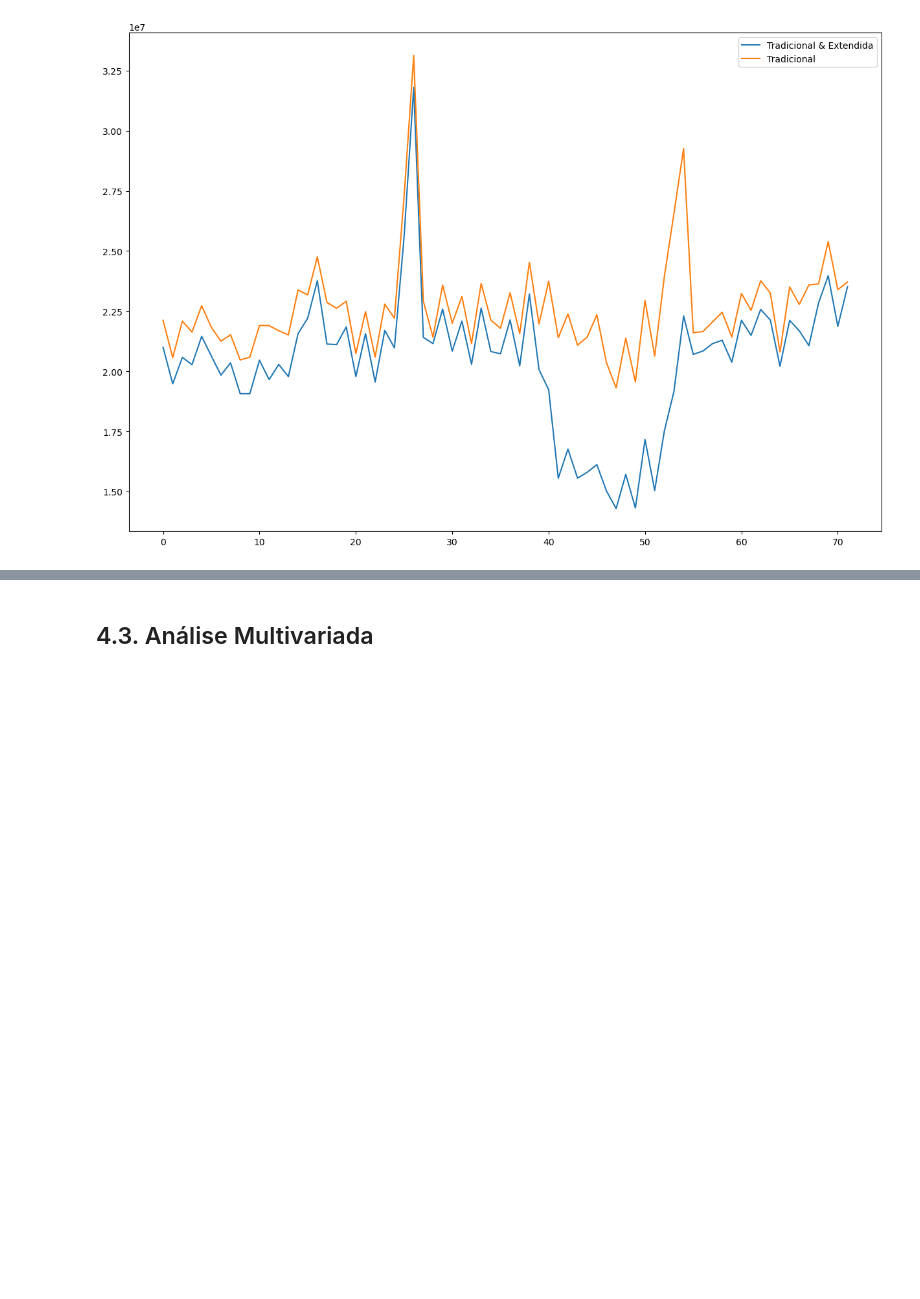
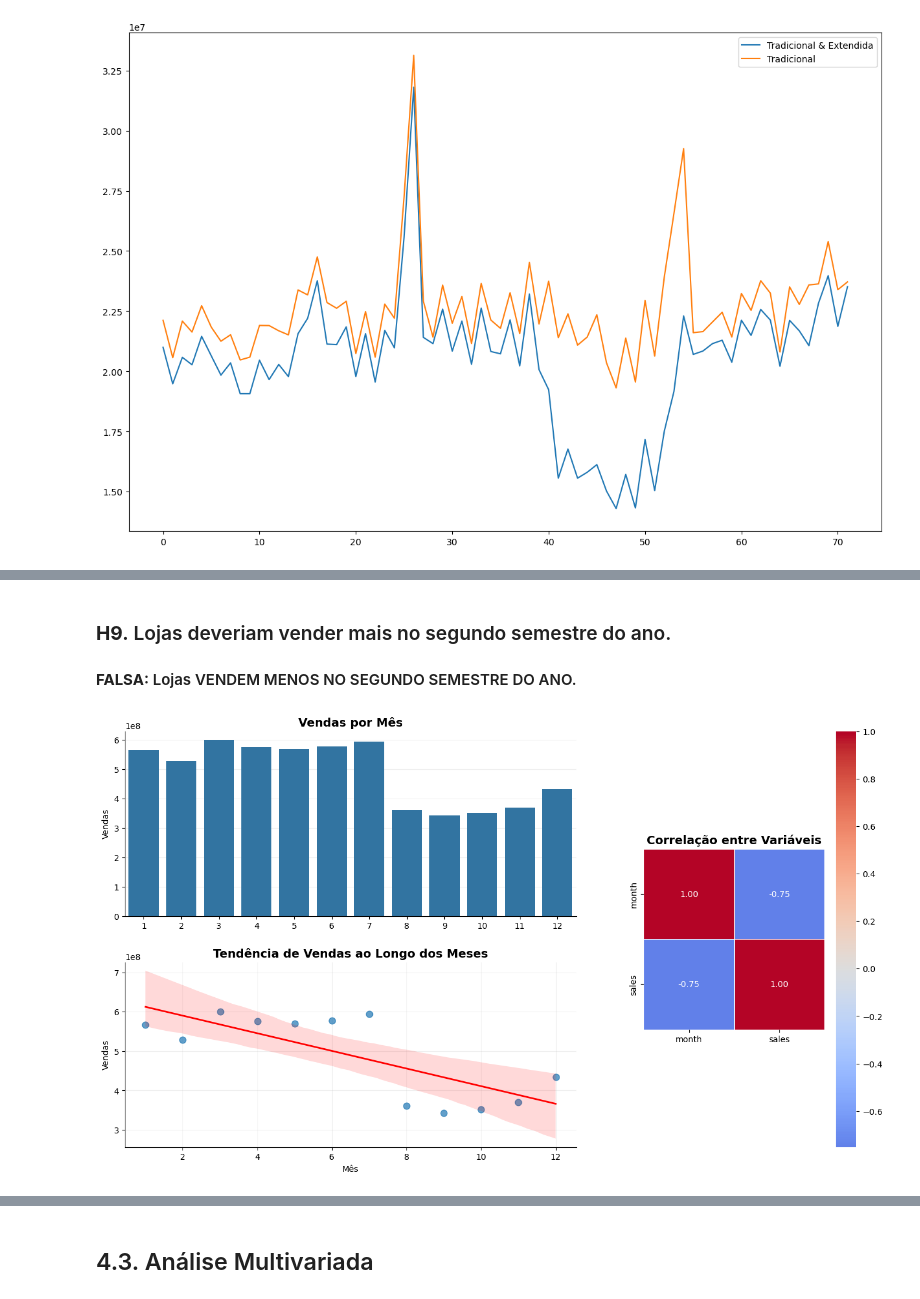
Before and after one commit to roger-teixeira-batista/data_science_em_producao, a Jupyter notebook: m04_v01_store_sales_prediction.ipynb, the cells around one changed output, grey strips where cells are left out. Saved outputs shown, nothing was run; the diff lists cells and outputs as text; code cells hidden in the pictures; blank space fills up the shorter version.

```diff
--- a/m04_v01_store_sales_prediction.ipynb
+++ b/m04_v01_store_sales_prediction.ipynb
@@ -695,0 +784,74 @@ ax.legend(['Tradicional & Extendida', 'Tradicional']);
+# %% [markdown]
+### **H9.** Lojas deveriam vender mais no segundo semestre do ano.
+#### **FALSA:** Lojas VENDEM MENOS NO SEGUNDO SEMESTRE DO ANO.
+# %%
+fig = plt.figure(figsize=(16, 9))
+
+gs = fig.add_gridspec(
+    2, 2,
+    width_ratios=[2, 1],
+    hspace=0.25,
+    wspace=0.20
+)
+
+ax1 = fig.add_subplot(gs[0, 0])
+ax2 = fig.add_subplot(gs[1, 0])
+ax3 = fig.add_subplot(gs[:, 1])
+
+aux = df4[['month', 'sales']].groupby('month').sum().reset_index()
+
+# Gráfico de barras
+sns.barplot(
+    x='month',
+    y='sales',
+    data=aux,
+    ax=ax1
+)
+
+ax1.set_title('Vendas por Mês', fontsize=14, weight='bold')
+ax1.set_xlabel('')
+ax1.set_ylabel('Vendas')
+ax1.grid(axis='y', alpha=0.2)
+ax1.set_axisbelow(True)
+
+# Gráfico de regressão
+sns.regplot(
+    x='month',
+    y='sales',
+    data=aux,
+    ax=ax2,
+    scatter_kws={'s': 60, 'alpha': 0.7},
+    line_kws={'color': 'red', 'linewidth': 2}
+)
+
+ax2.set_title('Tendência de Vendas ao Longo dos Meses', fontsize=14, weight='bold')
+ax2.set_xlabel('Mês')
+ax2.set_ylabel('Vendas')
+ax2.grid(alpha=0.2)
+ax2.set_axisbelow(True)
+
+# Heatmap
+sns.heatmap(
+    aux.corr(method='pearson'),
+    annot=True,
+    fmt='.2f',
+    cmap='coolwarm',
+    center=0,
+    linewidths=0.5,
+    ax=ax3,
+    square=True
+)
+
+ax3.set_title('Correlação entre Variáveis', fontsize=14, weight='bold')
+
+# Removendo bordas superiores e laterais
+for ax in [ax1, ax2]:
+    ax.spines['top'].set_visible(False)
+    ax.spines['right'].set_visible(False)
+
+# Ajustes finais
+fig.patch.set_facecolor('white')
+
+plt.show()
+# %% [output]
+[figure, added]
```
Also changed, not shown: parts of 10 cells of this notebook.
